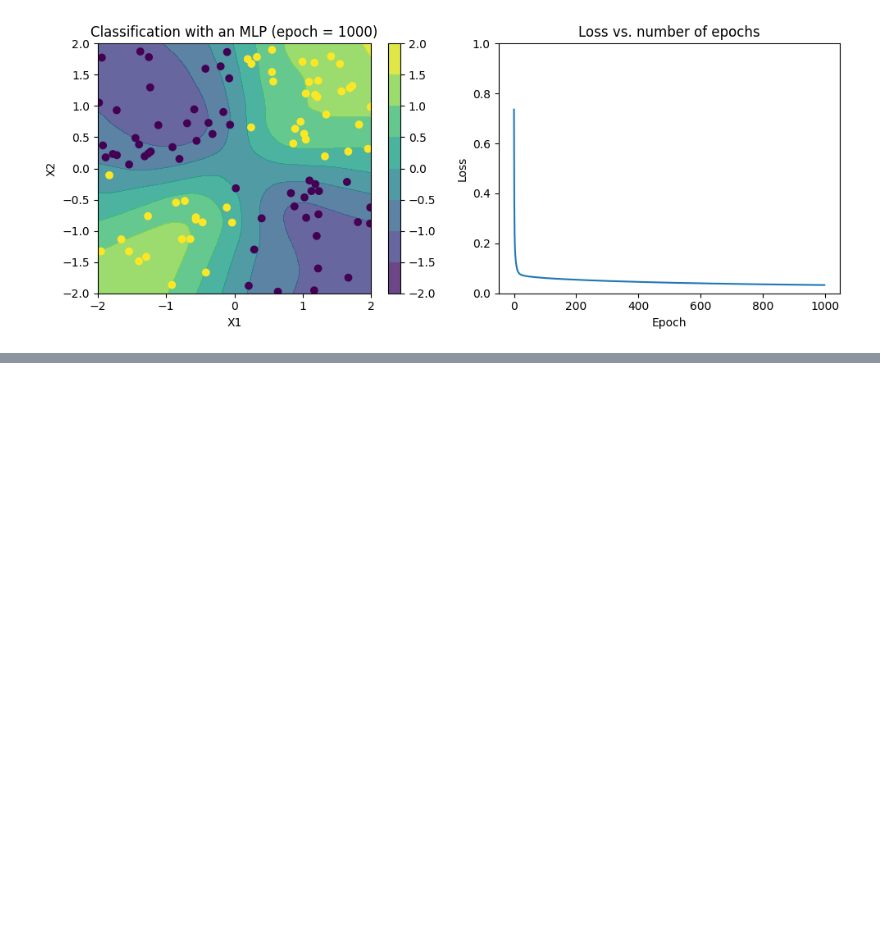
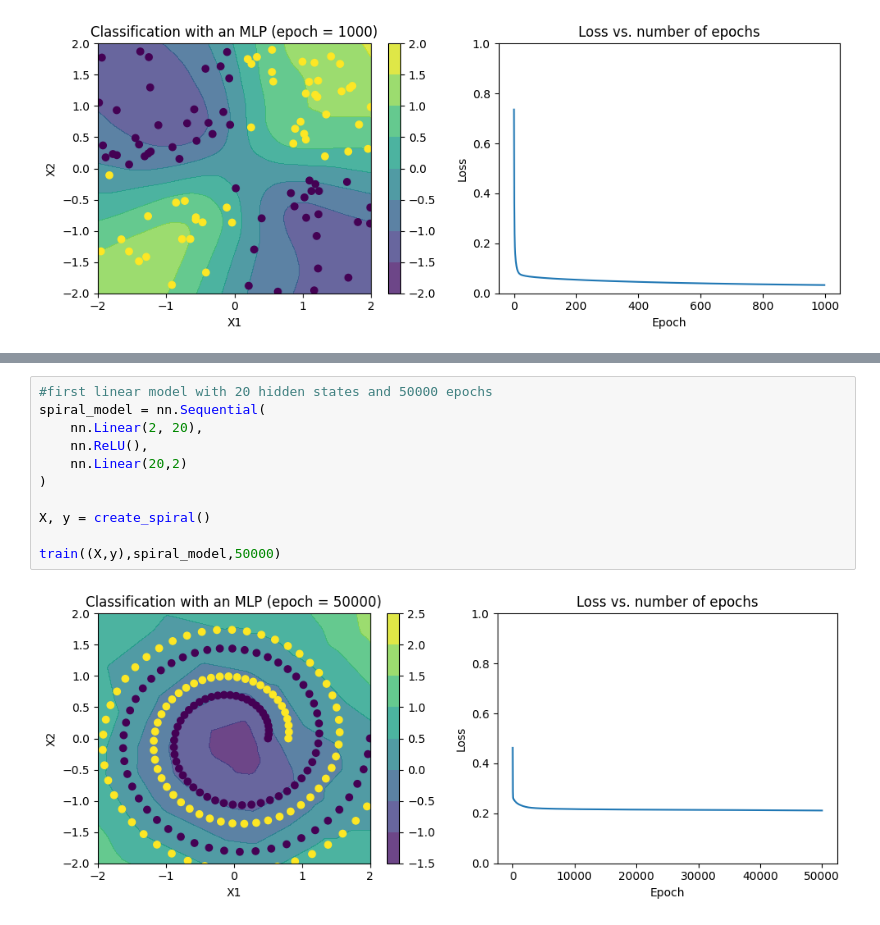
Before and after one commit to jlopetegui98/DL-ENS-Implementations, a Jupyter notebook: Class1/Tutorial1.ipynb, the cells around one changed output, grey strips where cells are left out. Drawn from its saved outputs; the diff is of its cells as text; blank space fills up the shorter version.

```diff
--- a/Class1/Tutorial1.ipynb
+++ b/Class1/Tutorial1.ipynb
@@ -174,0 +214,13 @@ train((X,y), model3, 1000)
+# %%
+#first linear model with 20 hidden states and 50000 epochs
+spiral_model = nn.Sequential(
+    nn.Linear(2, 20),
+    nn.ReLU(),
+    nn.Linear(20,2)
+)
+
+X, y = create_spiral()
+
+train((X,y),spiral_model,50000)
+# %% [output]
+[figure, added]
```
Also changed, not shown: parts of 4 cells of this notebook.
